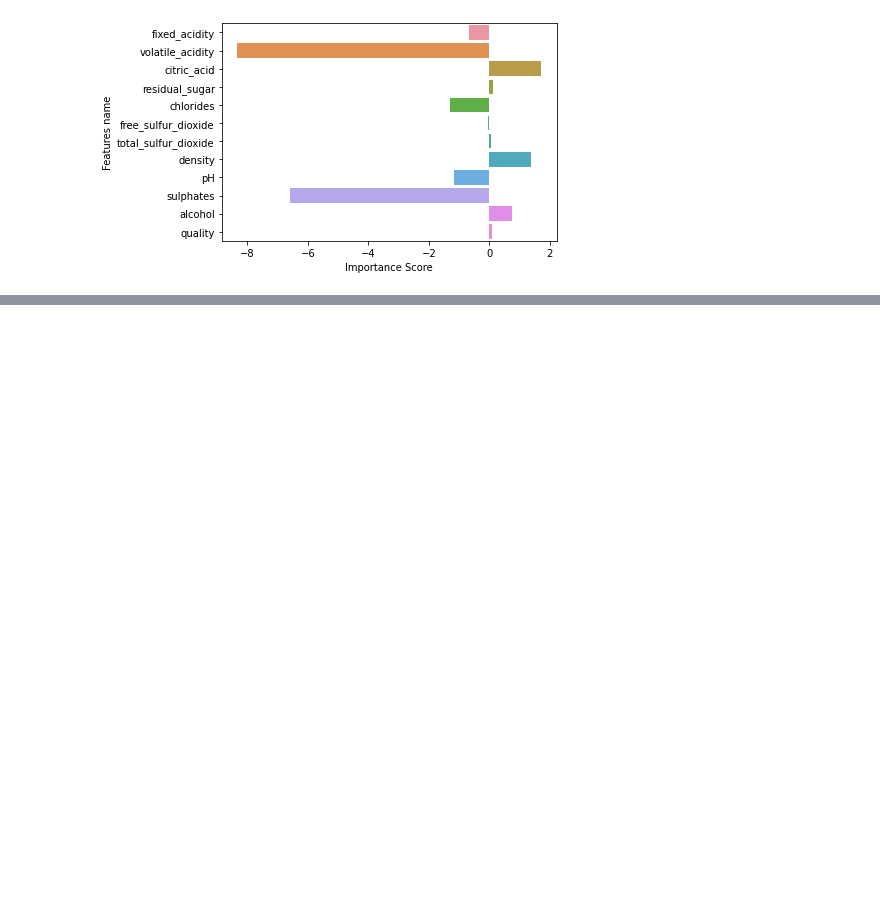
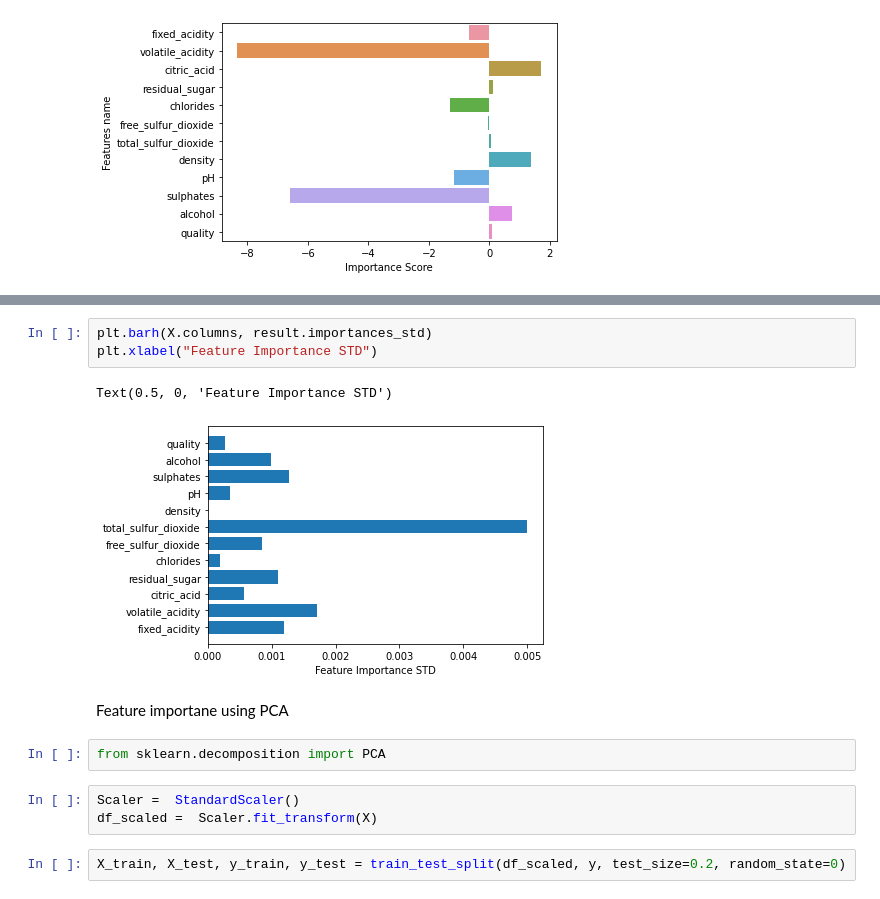
Before and after one commit to Noob919/COVID_19-XRAY-Classification, a Jupyter notebook: filter_methods.ipynb, the cells around one changed output, grey strips where cells are left out. Drawn from its saved outputs; the diff is of its cells as text; blank space fills up the shorter version.

```diff
--- a/filter_methods.ipynb
+++ b/filter_methods.ipynb
@@ -110,0 +164,15 @@ Text(0, 0.5, 'Features name')
+# %%
+plt.barh(X.columns, result.importances_std)
+plt.xlabel("Feature Importance STD")
+# %% [output]
+Text(0.5, 0, 'Feature Importance STD')
+[figure, added]
+# %% [markdown]
+Feature importane using PCA
+# %%
+from sklearn.decomposition import PCA
+# %%
+Scaler =  StandardScaler()
+df_scaled =  Scaler.fit_transform(X)
+# %%
+X_train, X_test, y_train, y_test = train_test_split(df_scaled, y, test_size=0.2, random_state=0)
```
Also changed, not shown: parts of 32 cells of this notebook.
